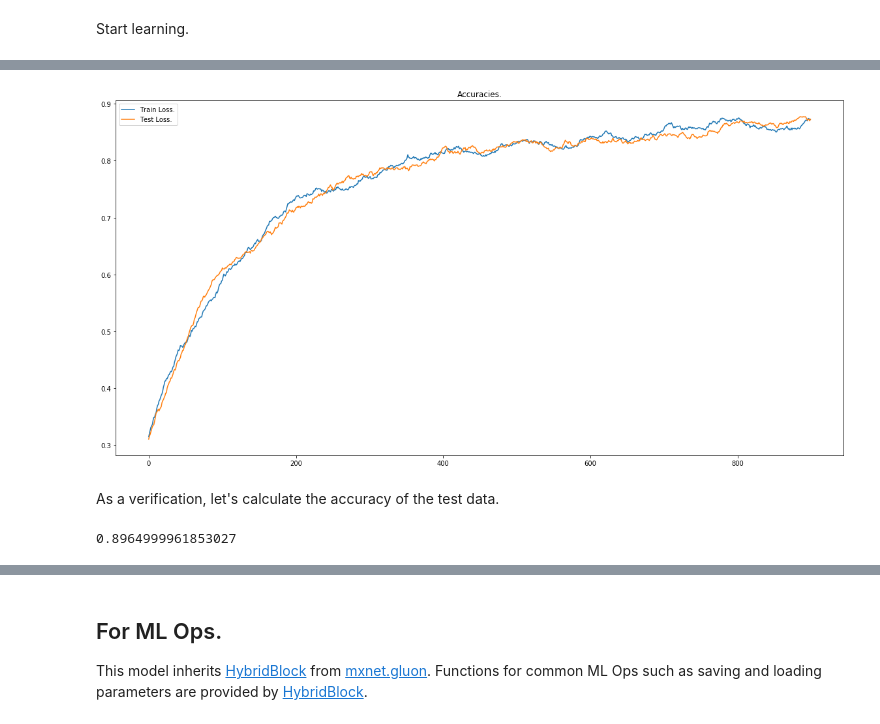
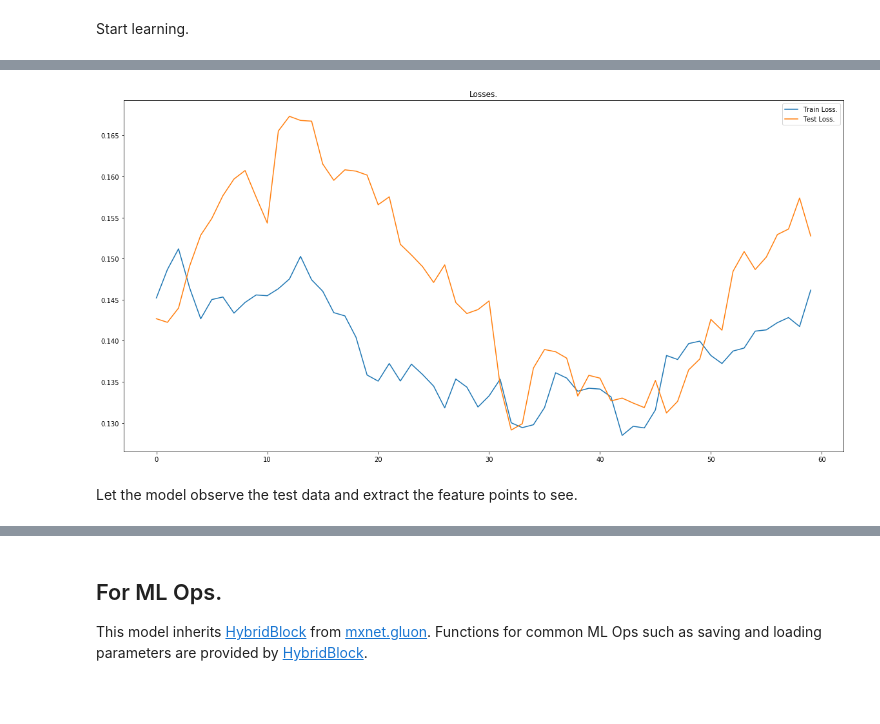
Before and after one commit to accel-brain/accel-brain-code, a Jupyter notebook: Accel-Brain-Books/In-house_R_and_D_in_the_era_of_democratization_of_AI/Functional_analysis_as_a_practical_practice_of_deep_learning/demo_6-2.ipynb, the cells around one changed output, grey strips where cells are left out. Drawn from its saved outputs; the diff is of its cells as text; code cells hidden in the pictures; blank space fills up the shorter version.

```diff
--- a/Accel-Brain-Books/In-house_R_and_D_in_the_era_of_democratization_of_AI/Functional_analysis_as_a_practical_practice_of_deep_learning/demo_6-2.ipynb
+++ b/Accel-Brain-Books/In-house_R_and_D_in_the_era_of_democratization_of_AI/Functional_analysis_as_a_practical_practice_of_deep_learning/demo_6-2.ipynb
@@ -117,0 +104,2 @@ output_nn = NeuralNetworks(
+# %%
+computable_loss = L2NormLoss()
@@ -182,0 +202,2 @@ end.
+# %%
+DBM.learn(unlabeled_image_iterator)
@@ -186,12 +225,12 @@ Visualize losses and accuracies.
 import matplotlib.pyplot as plt
 %matplotlib inline
 
-def moving_avg(arr, window=50):
+def moving_avg(arr, window=20):
     return np.convolve(arr, np.ones(window) / window, mode='same')[window:-window]
 
 plt.figure(figsize=(20, 10))
-plt.plot(moving_avg(CNN.loss_arr[:, 0]), label="Train Loss.")
-plt.plot(moving_avg(CNN.loss_arr[:, 1]), label="Test Loss.")
+plt.plot(moving_avg(DBM.loss_arr[:, 0]), label="Train Loss.")
+plt.plot(moving_avg(DBM.loss_arr[:, 1]), label="Test Loss.")
 plt.legend()
 plt.title("Losses.")
 plt.show()
@@ -199,0 +239,2 @@ plt.show()
+# %%
+DBM.learn(unlabeled_image_iterator)
@@ -200,29 +259,15 @@ plt.show()
 # %%
+import matplotlib.pyplot as plt
+%matplotlib inline
+
+def moving_avg(arr, window=20):
+    return np.convolve(arr, np.ones(window) / window, mode='same')[window:-window]
+
 plt.figure(figsize=(20, 10))
-plt.plot(moving_avg(CNN.acc_arr[:, 0]), label="Train Loss.")
-plt.plot(moving_avg(CNN.acc_arr[:, 1]), label="Test Loss.")
+plt.plot(moving_avg(DBM.loss_arr[:, 0]), label="Train Loss.")
+plt.plot(moving_avg(DBM.loss_arr[:, 1]), label="Test Loss.")
 plt.legend()
-plt.title("Accuracies.")
+plt.title("Losses.")
 plt.show()
 # %% [output]
-[figure, old version]
+[figure, new version]
-# %% [markdown]
-As a verification, let's calculate the accuracy of the test data.
-# %%
-test_arr = None
-test_label_arr = None
-total_acc = 0.0
-i = 0
-for _, _, _test_arr, _label_test_arr in labeled_image_iterator.generate_learned_samples():
-    test_arr = _test_arr
-    test_label_arr = _label_test_arr
-    prob_arr = CNN.inference(test_arr)
-    acc, _, _ = CNN.compute_acc(prob_arr, test_label_arr)
-    total_acc += acc
-    i += 1
-    if i >= 50:
-        break
-avg_acc = total_acc / i
-avg_acc
-# %% [output]
-0.8964999961853027
@@ -340,0 +274,2 @@ avg_acc
+# %% [markdown]
+Let the model observe the test data and extract the feature points to see.
```
Also changed, not shown: parts of 34 cells of this notebook, 2 other files.
